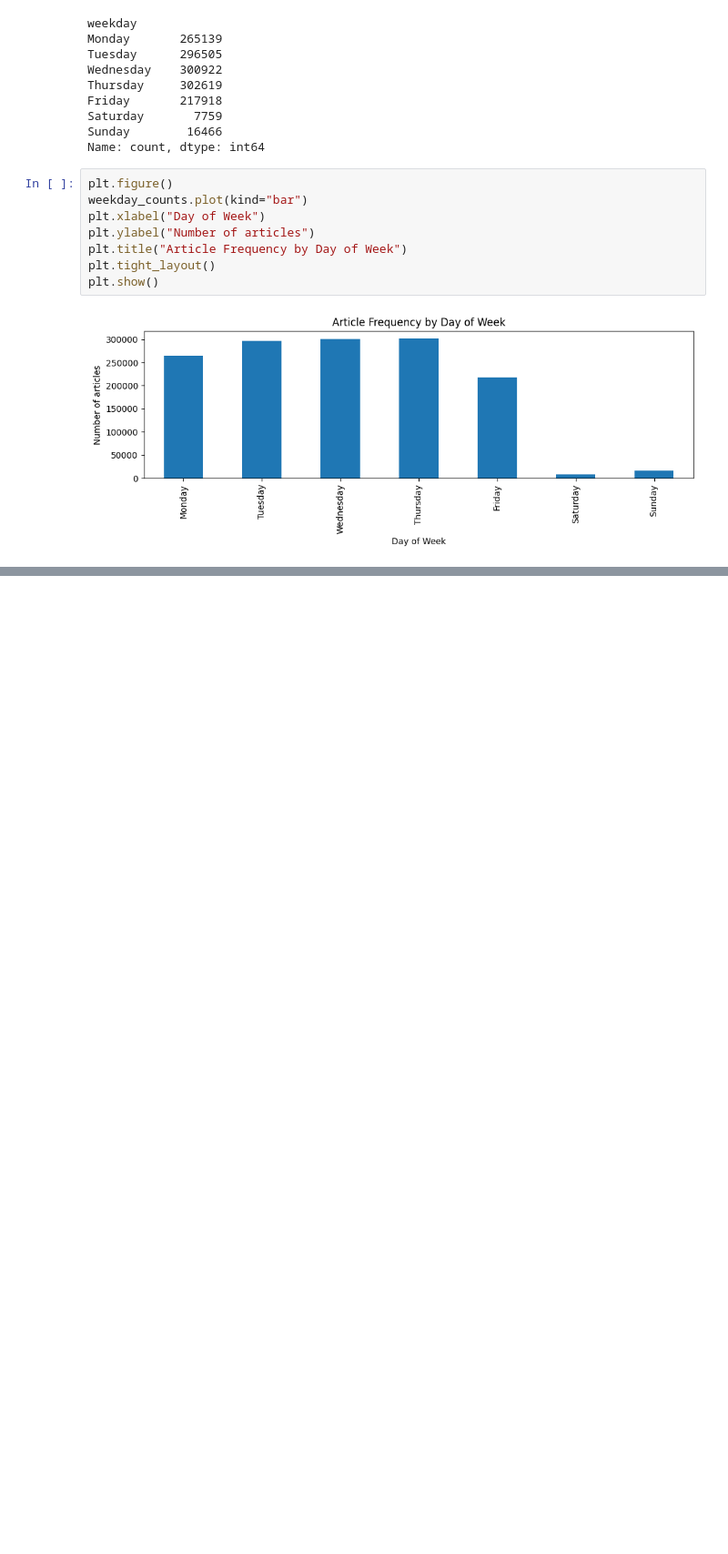
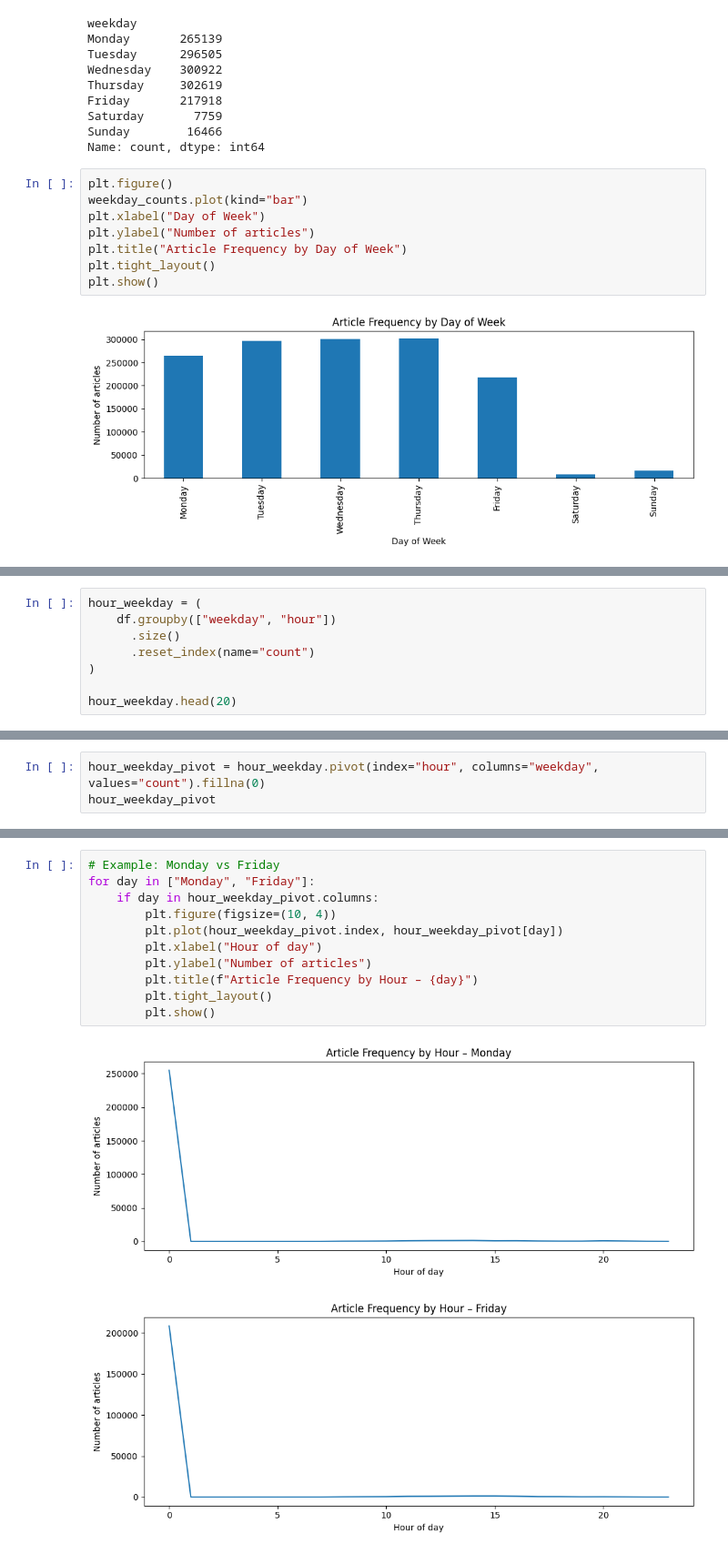
Before and after one commit to Filimon-H/Predicting-Price-Moves-with-News-Sentiment, a Jupyter notebook: notebooks/News_EDA.ipynb, the cells around one changed output, grey strips where cells are left out. Shown at 91% size. Saved outputs shown, nothing was run; the diff lists cells and outputs as text; blank space fills up the shorter version.

```diff
--- a/notebooks/News_EDA.ipynb
+++ b/notebooks/News_EDA.ipynb
@@ -211,0 +448,8 @@ plt.show()
+# %%
+hour_weekday = (
+    df.groupby(["weekday", "hour"])
+      .size()
+      .reset_index(name="count")
+)
+
+hour_weekday.head(20)
@@ -211,0 +474,3 @@ plt.show()
+# %%
+hour_weekday_pivot = hour_weekday.pivot(index="hour", columns="weekday", values="count").fillna(0)
+hour_weekday_pivot
@@ -211,0 +496,14 @@ plt.show()
+# %%
+# Example: Monday vs Friday
+for day in ["Monday", "Friday"]:
+    if day in hour_weekday_pivot.columns:
+        plt.figure(figsize=(10, 4))
+        plt.plot(hour_weekday_pivot.index, hour_weekday_pivot[day])
+        plt.xlabel("Hour of day")
+        plt.ylabel("Number of articles")
+        plt.title(f"Article Frequency by Hour – {day}")
+        plt.tight_layout()
+        plt.show()
+# %% [output]
+[figure, added]
+[figure, added]
```
Also changed, not shown: parts of 23 cells of this notebook.
